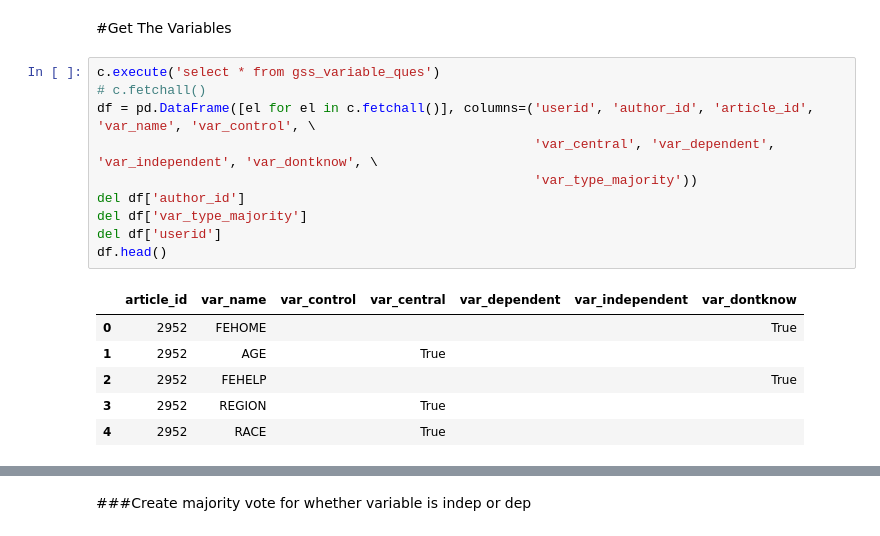
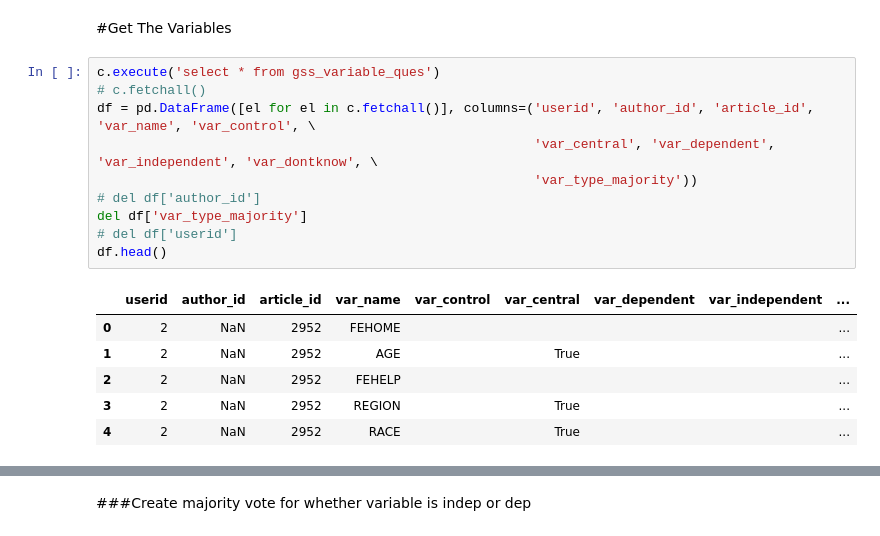
Before and after one commit to KnowledgeLab/GSS_code, a Jupyter notebook: create_articleClasses.ipynb, the cells around one changed output, grey strips where cells are left out. Drawn from its saved outputs; the diff is of its cells as text.

```diff
--- a/create_articleClasses.ipynb
+++ b/create_articleClasses.ipynb
@@ -134,19 +134,19 @@ c = db.cursor()
 # %%
 c.execute('select * from gss_variable_ques')
 # c.fetchall()
 df = pd.DataFrame([el for el in c.fetchall()], columns=('userid', 'author_id', 'article_id', 'var_name', 'var_control', \
                                                         'var_central', 'var_dependent', 'var_independent', 'var_dontknow', \
                                                         'var_type_majority'))
-del df['author_id']
+# del df['author_id']
 del df['var_type_majority']
-del df['userid']
+# del df['userid']
 df.head()
 # %% [output]
-|  | article_id | var_name | var_control | var_central | var_dependent | var_independent | var_dontknow |
-| 0 | 2952 | FEHOME |  |  |  |  | True |
-| 1 | 2952 | AGE |  | True |  |  |  |
-| 2 | 2952 | FEHELP |  |  |  |  | True |
-| 3 | 2952 | REGION |  | True |  |  |  |
-| 4 | 2952 | RACE |  | True |  |  |  |
+|  | userid | author_id | article_id | var_name | var_control | var_central | var_dependent | var_independent | ... |
+| 0 | 2 | NaN | 2952 | FEHOME |  |  |  |  | ... |
+| 1 | 2 | NaN | 2952 | AGE |  | True |  |  | ... |
+| 2 | 2 | NaN | 2952 | FEHELP |  |  |  |  | ... |
+| 3 | 2 | NaN | 2952 | REGION |  | True |  |  | ... |
+| 4 | 2 | NaN | 2952 | RACE |  | True |  |  | ... |
 # %%
 # convert datatypes so that I can add them to get majority
```
Also changed, not shown: parts of 10 cells of this notebook, 26 other files.
